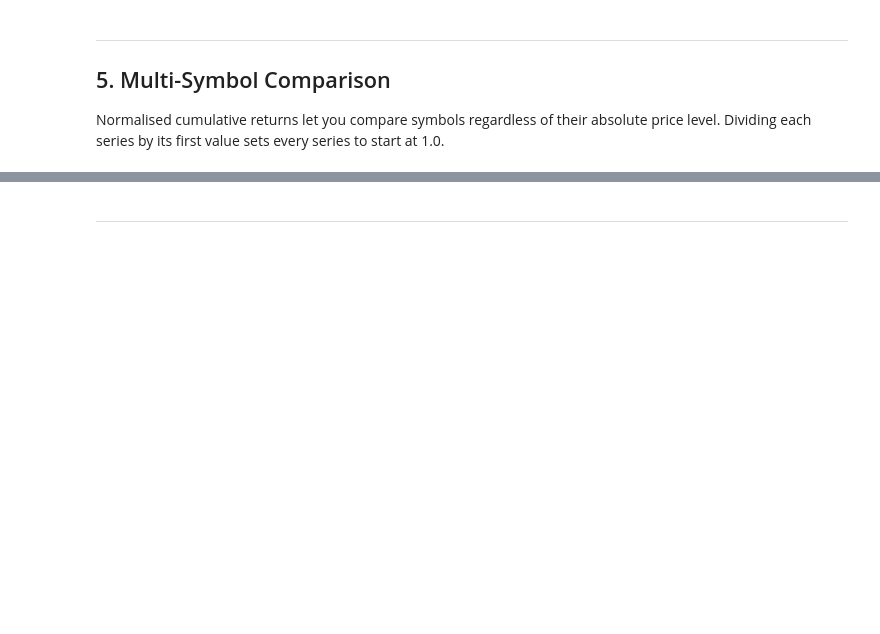
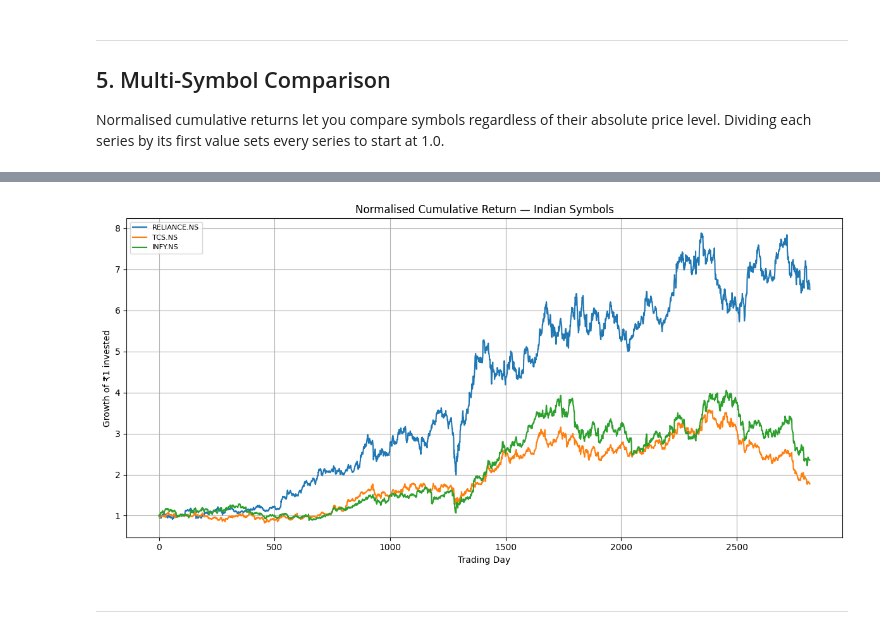
Before and after one commit to vaibhavmalve/SOC-Stock-Trading-With-LSTM-And-RL, a Jupyter notebook: Week2/data_loading.ipynb, the cells around one changed output, grey strips where cells are left out. Drawn from its saved outputs; the diff is of its cells as text; code cells hidden in the pictures; blank space fills up the shorter version.

```diff
--- a/Week2/data_loading.ipynb
+++ b/Week2/data_loading.ipynb
@@ -297,13 +327,34 @@ plt.legend(fontsize=8); plt.grid(True); plt.tight_layout(); plt.show()
 # %%
 # TODO 5.3 — Repeat for India symbols
 
 india_closes = {}
 for sym in MARKET_SYMBOLS['india']:
-    ...
+    safe_symbol(sym)
+    df=download_symbol(sym)
+    df.set_index('date')
+    india_closes[sym]=df['close']
+
+DF=pd.DataFrame(india_closes)
 
 # plot normalised series
-...
-plt.title('Normalised Cumulative Return — India Symbols')
+DF['RELIANCE.NS'] = DF['RELIANCE.NS'] / DF['RELIANCE.NS'].iloc[0]
+DF['TCS.NS']      = DF['TCS.NS']      / DF['TCS.NS'].iloc[0]
+DF['INFY.NS']     = DF['INFY.NS']     / DF['INFY.NS'].iloc[0]
+
+plt.figure(figsize=(12,6))
+
+plt.plot(DF['RELIANCE.NS'], label='RELIANCE.NS')
+plt.plot(DF['TCS.NS'], label='TCS.NS')
+plt.plot(DF['INFY.NS'], label='INFY.NS')
+
+plt.title('Normalised Cumulative Return — Indian Symbols')
+plt.ylabel('Growth of ₹1 invested')
+plt.xlabel('Trading Day')
+plt.legend(fontsize=8)
+plt.grid(True)
+plt.tight_layout()
 plt.show()
+# %% [output]
+[figure, added]
 # %% [markdown]
 ---
```
Also changed, not shown: parts of 5 cells of this notebook.
